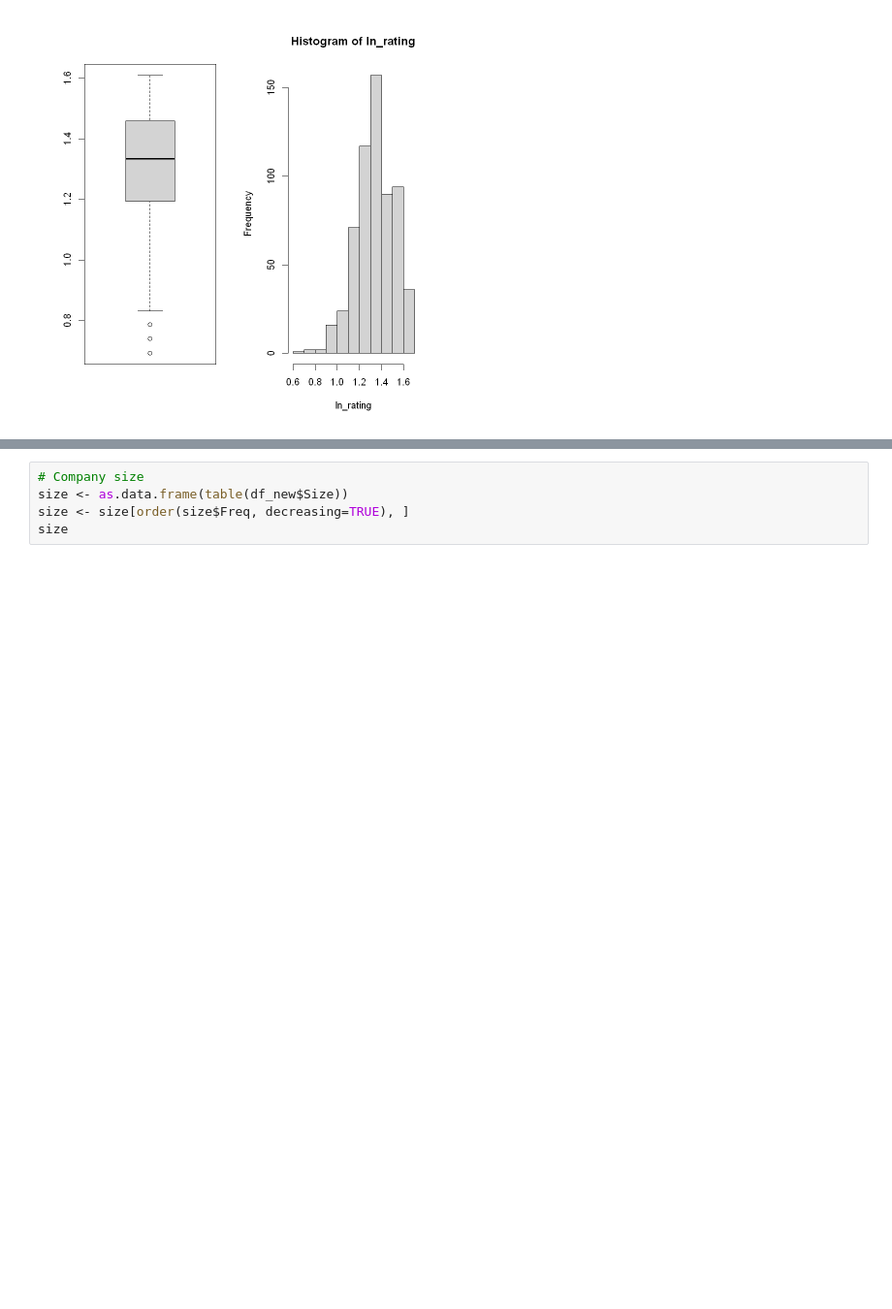
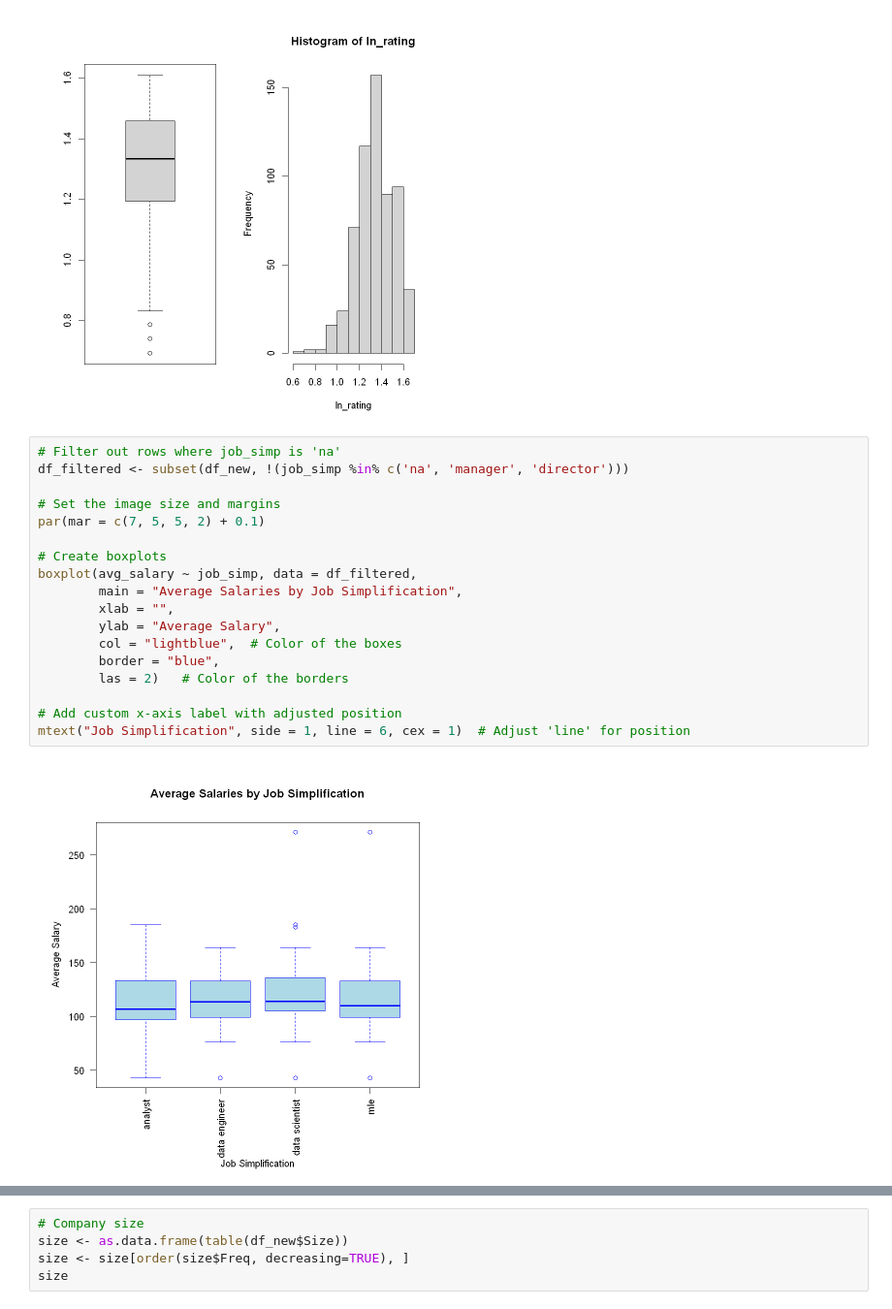
Before and after one commit to ngyh6726/MH3511_R_Project, a Jupyter notebook: Lebron Analysis.ipynb, the cells around one changed output, grey strips where cells are left out. Shown: that part at 97% size. Drawn from its saved outputs; the diff is of its cells as text; blank space fills up the shorter version.

```diff
--- a/Lebron Analysis.ipynb
+++ b/Lebron Analysis.ipynb
@@ -177,3 +165,23 @@ hist(ln_rating)
 Warning message in bplt(at[i], wid = width[i], stats = z$stats[, i], out = z$out[z$group == :
 "Outlier (-Inf) in boxplot 1 is not drawn"
 [figure]
+# %%
+# Filter out rows where job_simp is 'na'
+df_filtered <- subset(df_new, !(job_simp %in% c('na', 'manager', 'director')))
+
+# Set the image size and margins
+par(mar = c(7, 5, 5, 2) + 0.1)
+
+# Create boxplots
+boxplot(avg_salary ~ job_simp, data = df_filtered,
+        main = "Average Salaries by Job Simplification",
+        xlab = "",
+        ylab = "Average Salary",
+        col = "lightblue",  # Color of the boxes
+        border = "blue",
+        las = 2)   # Color of the borders
+
+# Add custom x-axis label with adjusted position
+mtext("Job Simplification", side = 1, line = 6, cex = 1)  # Adjust 'line' for position
+# %% [output]
+[figure, added]
```
Also changed, not shown: parts of 5 cells of this notebook.
